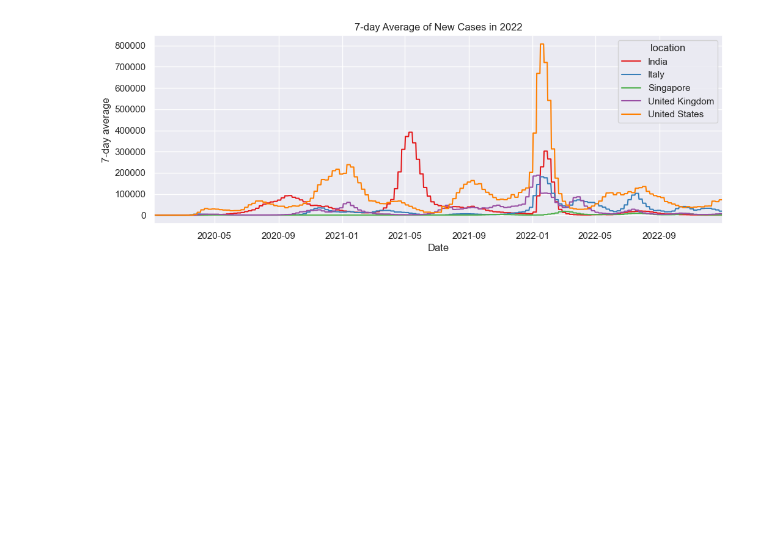
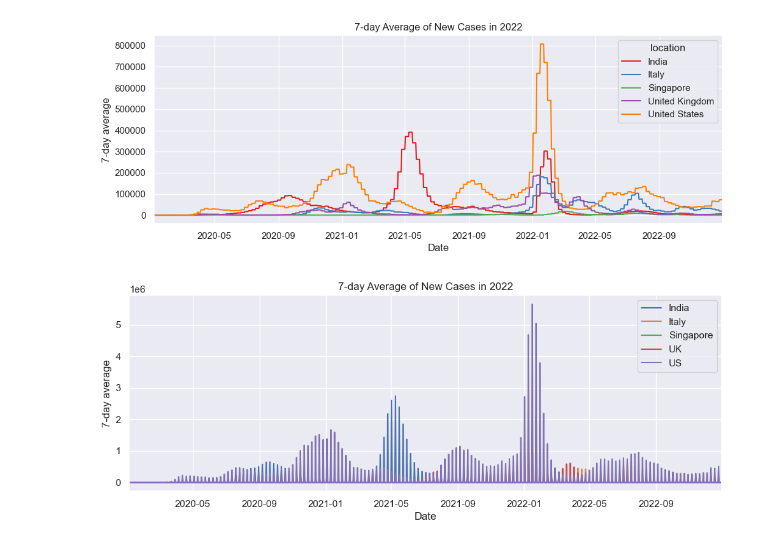
Before and after one commit to Enlightenus/COVID_Visualization, a Jupyter notebook: COVID.ipynb, the cells around one changed output. Drawn from its saved outputs; the diff is of its cells as text; code cells hidden in the pictures; blank space fills up the shorter version.

```diff
--- a/COVID.ipynb
+++ b/COVID.ipynb
@@ -168,3 +169,28 @@ ax.set_title('7-day Average of New Cases in 2022')
 plt.show()
 # %% [output]
 [figure]
+# %%
+# 7-day average
+
+fig, ax = plt.subplots(figsize=(12, 4))
+data_of_interests = [df_India,df_Italy, df_Singapore, df_UK, df_US]
+countries = ['India','Italy', 'Singapore', 'UK','US']
+
+def func_plot(data, counter):
+    ax.plot(data['date'], data['new_cases'],label = countries[counter])
+
+for i in range(len(data_of_interests)):
+    counter = i
+    func_plot(data_of_interests[i], i)
+
+min_date = df_of_interest['date'].min()
+max_date = df_of_interest['date'].max()
+ax.set_xlim(min_date, max_date)
+
+ax.set_xlabel('Date')
+ax.set_ylabel('7-day average')
+ax.set_title('7-day Average of New Cases in 2022')
+plt.legend()
+plt.show()
+# %% [output]
+[figure, added]
```
Also changed, not shown: parts of 1 cell of this notebook.
